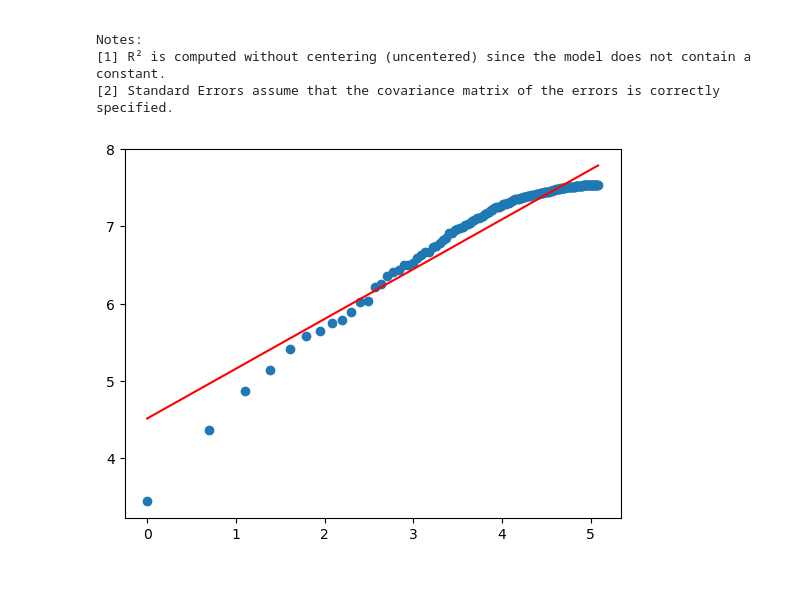
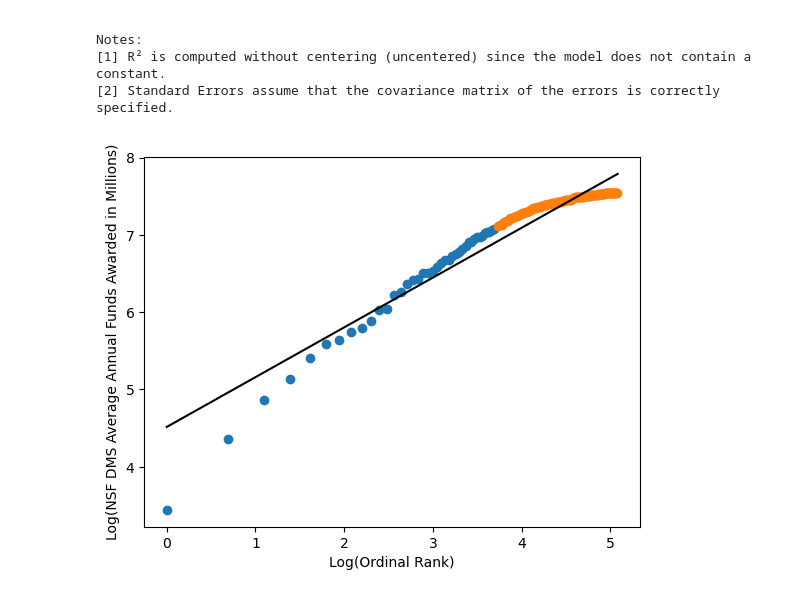
Before and after one commit to DAAAAMNSocialJustice/metamath, a Jupyter notebook: AMM/analysis.ipynb, the cells around one changed output. Cells and saved outputs as stored; diff of their text form; code cells hidden in the pictures.

Commit message:
Two color plot

```diff
--- a/AMM/analysis.ipynb
+++ b/AMM/analysis.ipynb
@@ -470,9 +470,12 @@ Covariance Type:            nonrobust
 Notes:
 [1] R² is computed without centering (uncentered) since the model does not contain a constant.
 [2] Standard Errors assume that the covariance matrix of the errors is correctly specified.
-# %%
-plt.scatter(X, Y)
-plt.plot(X, Y_pred, color='red')
-plt.show()
-# %% [output]
-[figure, removed]
+# %%
+plt.scatter(X[0:40], Y[0:40])
+plt.scatter(X[41:160], Y[41:160])
+plt.plot(X, Y_pred, color='black')
+plt.xlabel('Log(Ordinal Rank)')
+plt.ylabel('Log(NSF DMS Average Annual Funds Awarded in Millions)')
+plt.show()
+# %% [output]
+[figure, added]
```
